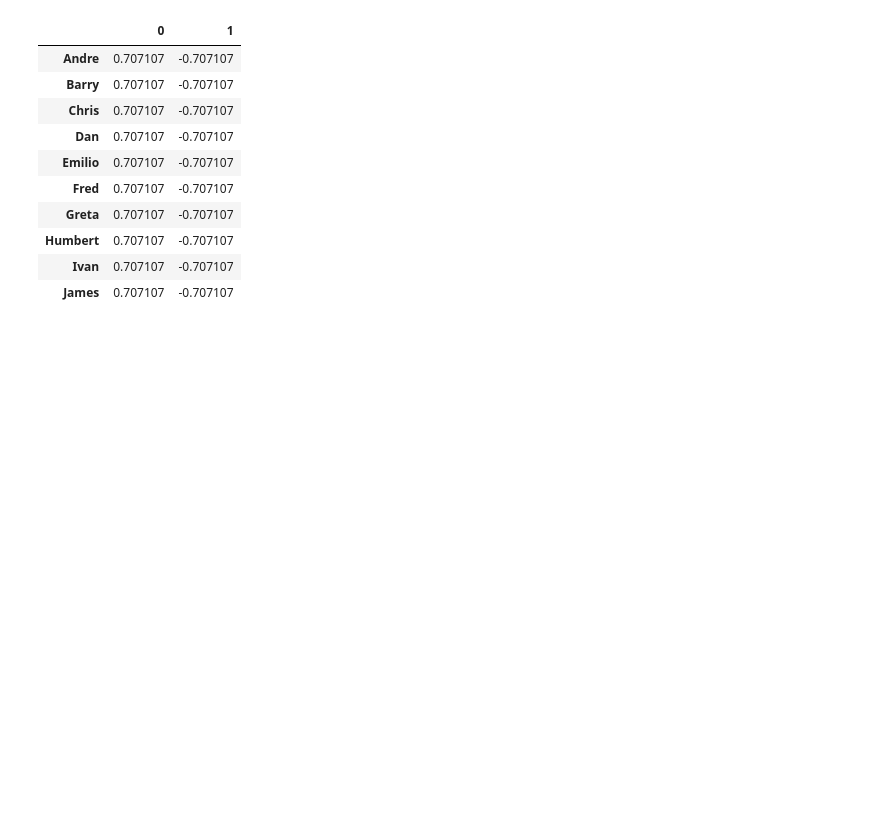
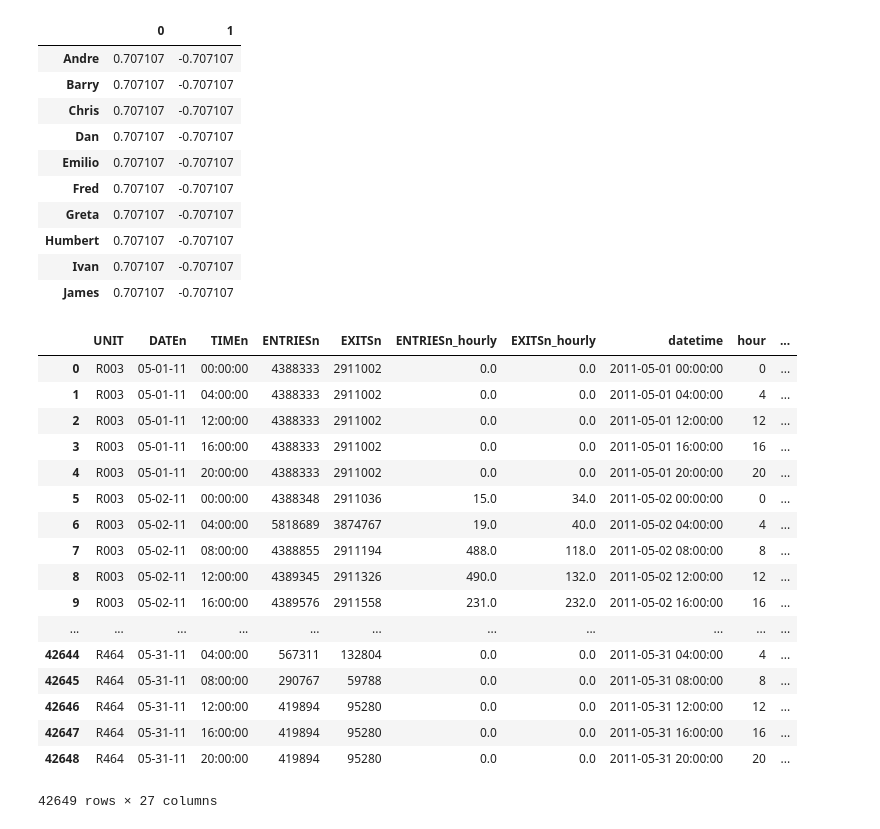
Before and after one commit to Hamifthi/Data-Analysis, a Jupyter notebook: Lesson 3/lesson-3.ipynb, the cells around one changed output. Drawn from its saved outputs; the diff is of its cells as text; code cells hidden in the pictures; blank space fills up the shorter version.

```diff
--- a/Lesson 3/lesson-3.ipynb
+++ b/Lesson 3/lesson-3.ipynb
@@ -270,3 +275,26 @@ mean_df.div(grades_df.std(axis = 1), axis = 0)
 | Humbert | 0.707107 | -0.707107 |
 | Ivan | 0.707107 | -0.707107 |
 | James | 0.707107 | -0.707107 |
+# %%
+filename = 'E:/Hamed/Projects/Python/Data Course/Data-Analysis/Lesson 3/nyc_subway_weather.csv'
+subway_df = pd.read_csv(filename)
+subway_df
+# %% [output]
+|  | UNIT | DATEn | TIMEn | ENTRIESn | EXITSn | ENTRIESn_hourly | EXITSn_hourly | datetime | hour | ... |
+| 0 | R003 | 05-01-11 | 00:00:00 | 4388333 | 2911002 | 0.0 | 0.0 | 2011-05-01 00:00:00 | 0 | ... |
+| 1 | R003 | 05-01-11 | 04:00:00 | 4388333 | 2911002 | 0.0 | 0.0 | 2011-05-01 04:00:00 | 4 | ... |
+| 2 | R003 | 05-01-11 | 12:00:00 | 4388333 | 2911002 | 0.0 | 0.0 | 2011-05-01 12:00:00 | 12 | ... |
+| 3 | R003 | 05-01-11 | 16:00:00 | 4388333 | 2911002 | 0.0 | 0.0 | 2011-05-01 16:00:00 | 16 | ... |
+| 4 | R003 | 05-01-11 | 20:00:00 | 4388333 | 2911002 | 0.0 | 0.0 | 2011-05-01 20:00:00 | 20 | ... |
+| 5 | R003 | 05-02-11 | 00:00:00 | 4388348 | 2911036 | 15.0 | 34.0 | 2011-05-02 00:00:00 | 0 | ... |
+| 6 | R003 | 05-02-11 | 04:00:00 | 5818689 | 3874767 | 19.0 | 40.0 | 2011-05-02 04:00:00 | 4 | ... |
+| 7 | R003 | 05-02-11 | 08:00:00 | 4388855 | 2911194 | 488.0 | 118.0 | 2011-05-02 08:00:00 | 8 | ... |
+| 8 | R003 | 05-02-11 | 12:00:00 | 4389345 | 2911326 | 490.0 | 132.0 | 2011-05-02 12:00:00 | 12 | ... |
+| 9 | R003 | 05-02-11 | 16:00:00 | 4389576 | 2911558 | 231.0 | 232.0 | 2011-05-02 16:00:00 | 16 | ... |
+| ... | ... | ... | ... | ... | ... | ... | ... | ... | ... | ... |
+| 42644 | R464 | 05-31-11 | 04:00:00 | 567311 | 132804 | 0.0 | 0.0 | 2011-05-31 04:00:00 | 4 | ... |
+| 42645 | R464 | 05-31-11 | 08:00:00 | 290767 | 59788 | 0.0 | 0.0 | 2011-05-31 08:00:00 | 8 | ... |
+| 42646 | R464 | 05-31-11 | 12:00:00 | 419894 | 95280 | 0.0 | 0.0 | 2011-05-31 12:00:00 | 12 | ... |
+| 42647 | R464 | 05-31-11 | 16:00:00 | 419894 | 95280 | 0.0 | 0.0 | 2011-05-31 16:00:00 | 16 | ... |
+| 42648 | R464 | 05-31-11 | 20:00:00 | 419894 | 95280 | 0.0 | 0.0 | 2011-05-31 20:00:00 | 20 | ... |
+42649 rows × 27 columns
```
Also changed, not shown: parts of 3 cells of this notebook.
